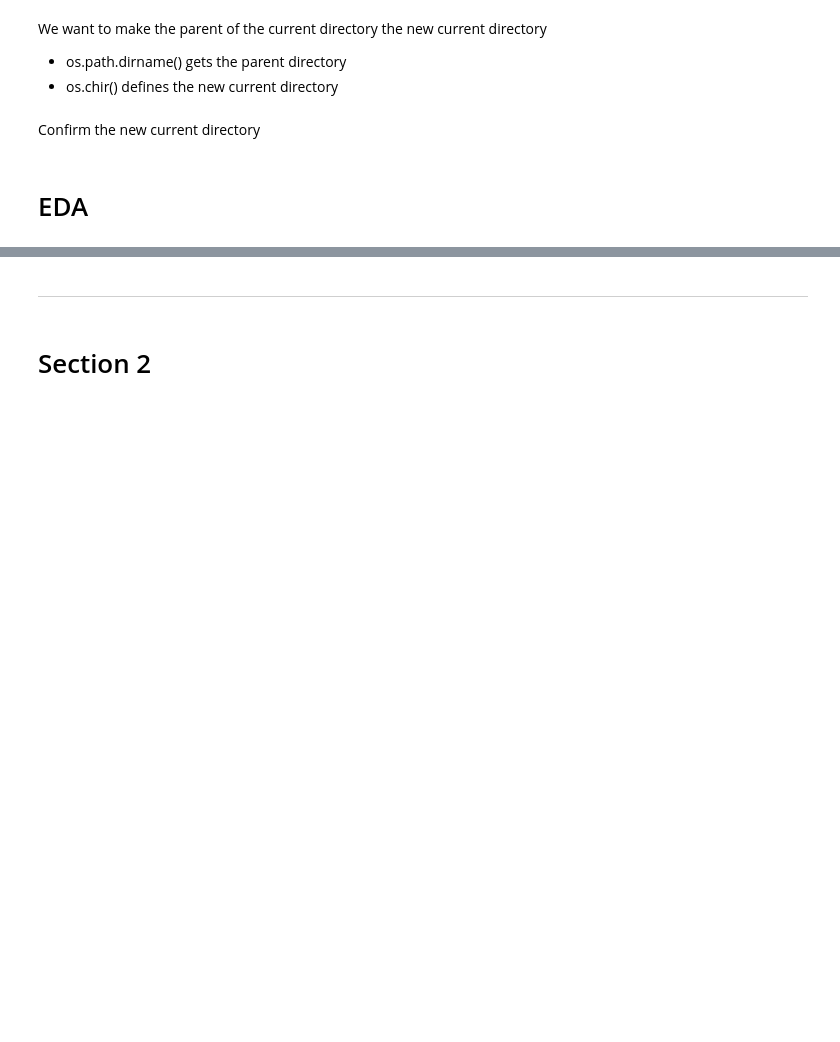
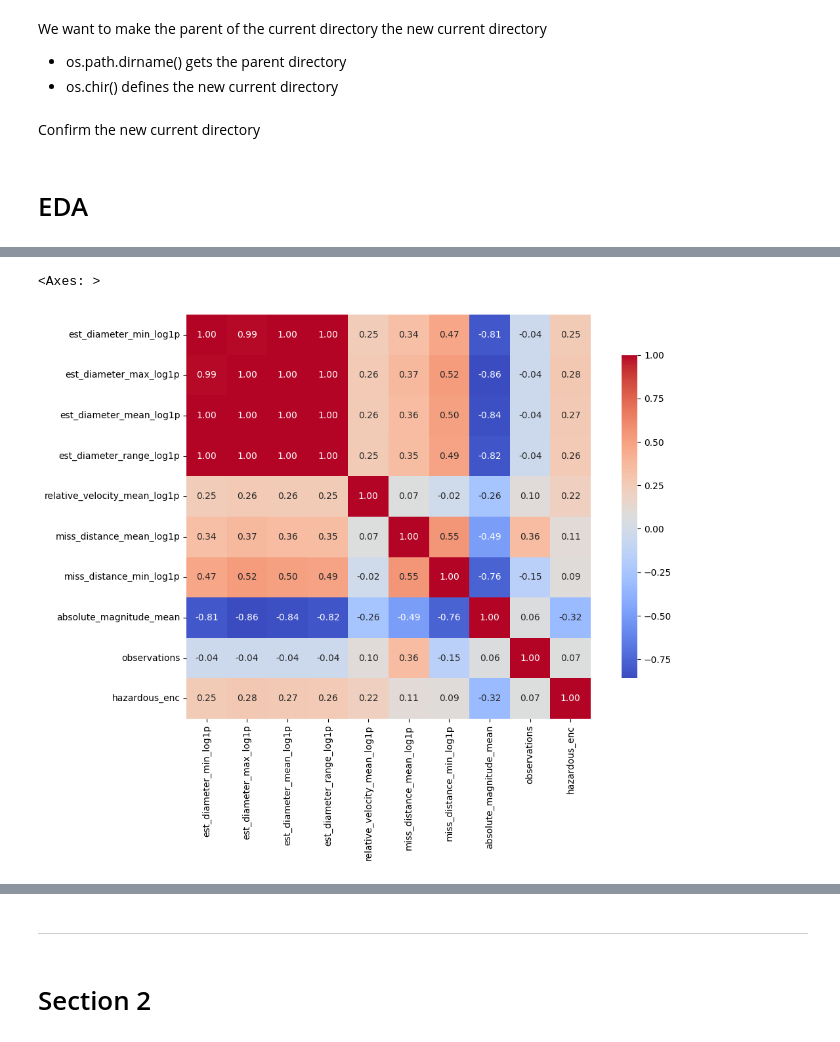
Before and after one commit to Mikeecee1/Near-Earth-Asteroid-Analysis, a Jupyter notebook: jupyter_notebooks/Visualisation.ipynb, the cells around one changed output, grey strips where cells are left out. Drawn from its saved outputs; the diff is of its cells as text; code cells hidden in the pictures; blank space fills up the shorter version.

```diff
--- a/jupyter_notebooks/Visualisation.ipynb
+++ b/jupyter_notebooks/Visualisation.ipynb
@@ -63,0 +151,11 @@ Section 1 content
+# %%
+# Correlation Heatmap for numeric values for log columns (absolute magnitude and observations included for completeness)
+
+log_columns = ['est_diameter_min_log1p','est_diameter_max_log1p','est_diameter_mean_log1p','est_diameter_range_log1p','relative_velocity_mean_log1p','miss_distance_mean_log1p','miss_distance_min_log1p','absolute_magnitude_mean','observations', 'hazardous_enc']
+df_log = df[log_columns]
+plt.figure(figsize=(12,8))
+correlation_matrix = df_log.corr()
+sns.heatmap(correlation_matrix, annot=True, fmt=".2f", cmap='coolwarm', square=True, cbar_kws={"shrink": .8})
+# %% [output]
+<Axes: >
+[figure, added]
```
Also changed, not shown: parts of 11 cells of this notebook.
